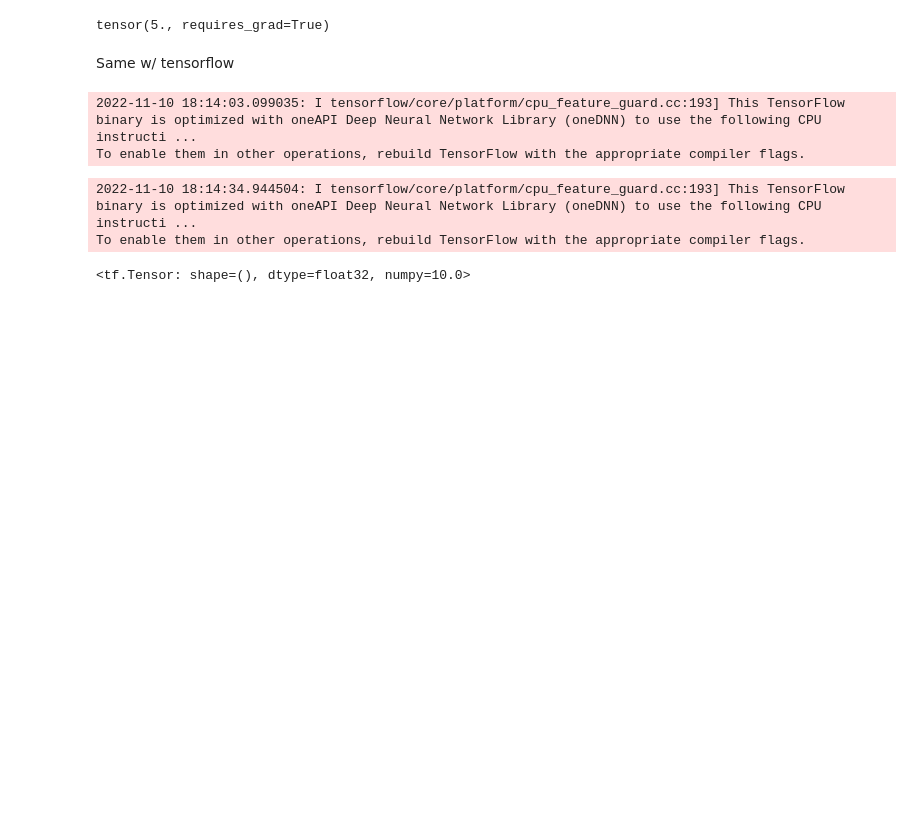
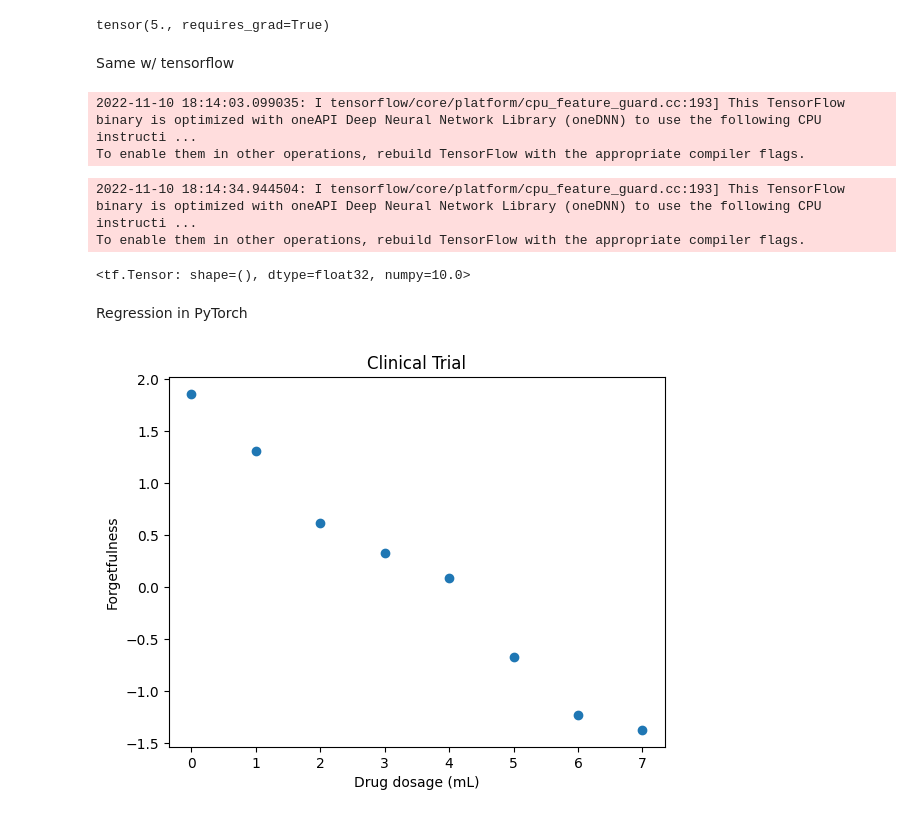
Before and after one commit to murathansygl/DS-Notebook, a Jupyter notebook: Theory.ipynb, the cells around one changed output. Drawn from its saved outputs; the diff is of its cells as text; code cells hidden in the pictures; blank space fills up the shorter version.

```diff
--- a/Theory.ipynb
+++ b/Theory.ipynb
@@ -436,3 +436,5 @@ with tf.GradientTape() as t:
 t.gradient(y,x)
 # %% [output]
 <tf.Tensor: shape=(), dtype=float32, numpy=10.0>
+# %% [markdown]
+Regression in PyTorch
@@ -438,0 +444,13 @@ t.gradient(y,x)
+# %%
+x=torch.tensor([0,1,2,3,4,5,6,7.])
+# y= -0.5*x+2+torch.normal(mean=torch.zeros(8), std=0.2) #to add noise
+# %%
+y=torch.tensor([1.86,1.31,.62,.33, .09,-0.67, -1.23, -1.37])
+# %%
+fig, ax = plt.subplots()
+plt.title('Clinical Trial')
+plt.xlabel('Drug dosage (mL)')
+plt.ylabel('Forgetfulness')
+_ = ax.scatter(x,y)
+# %% [output]
+[figure, added]
```
Also changed, not shown: parts of 5 cells of this notebook, 1 other file.
